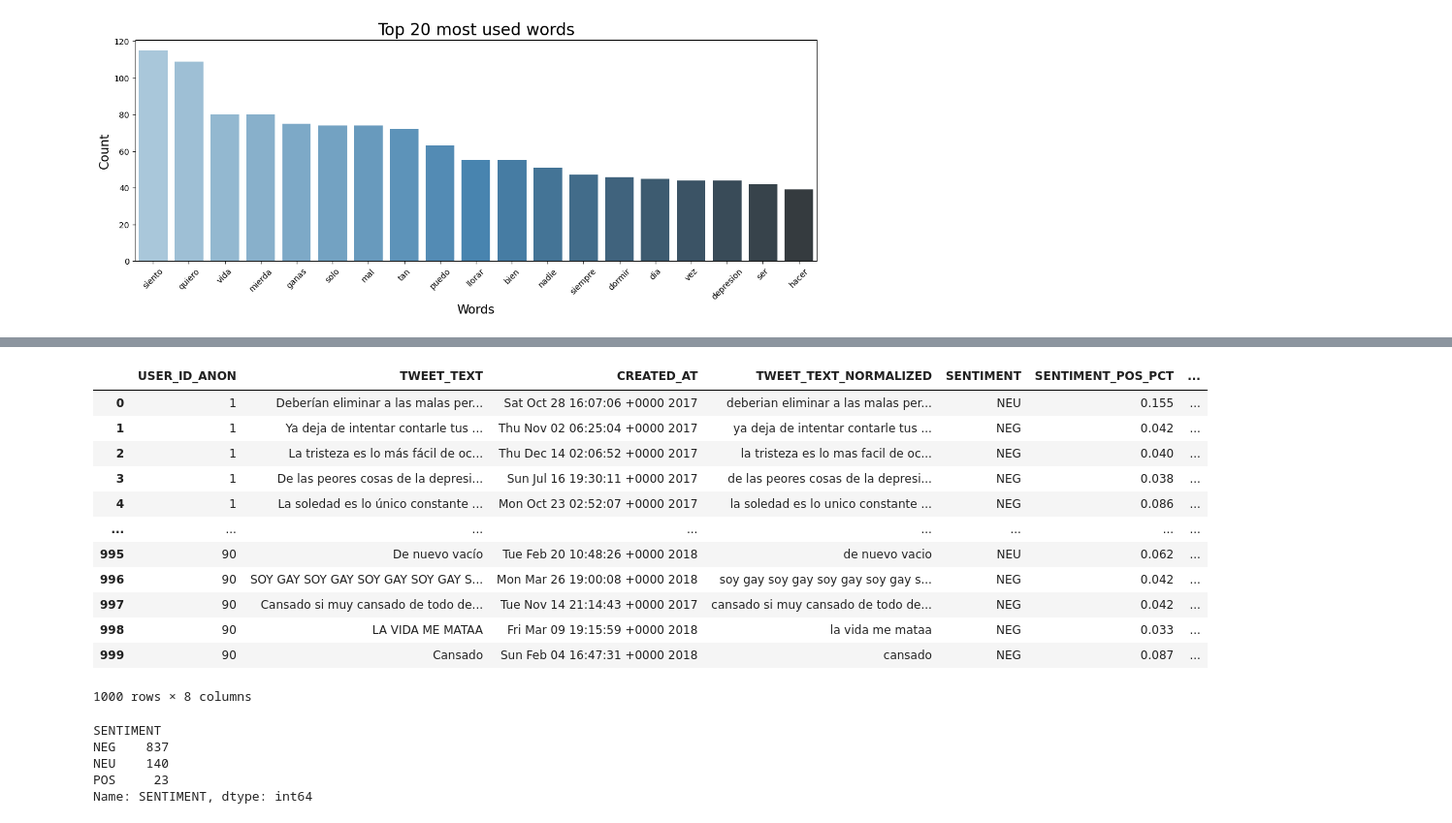
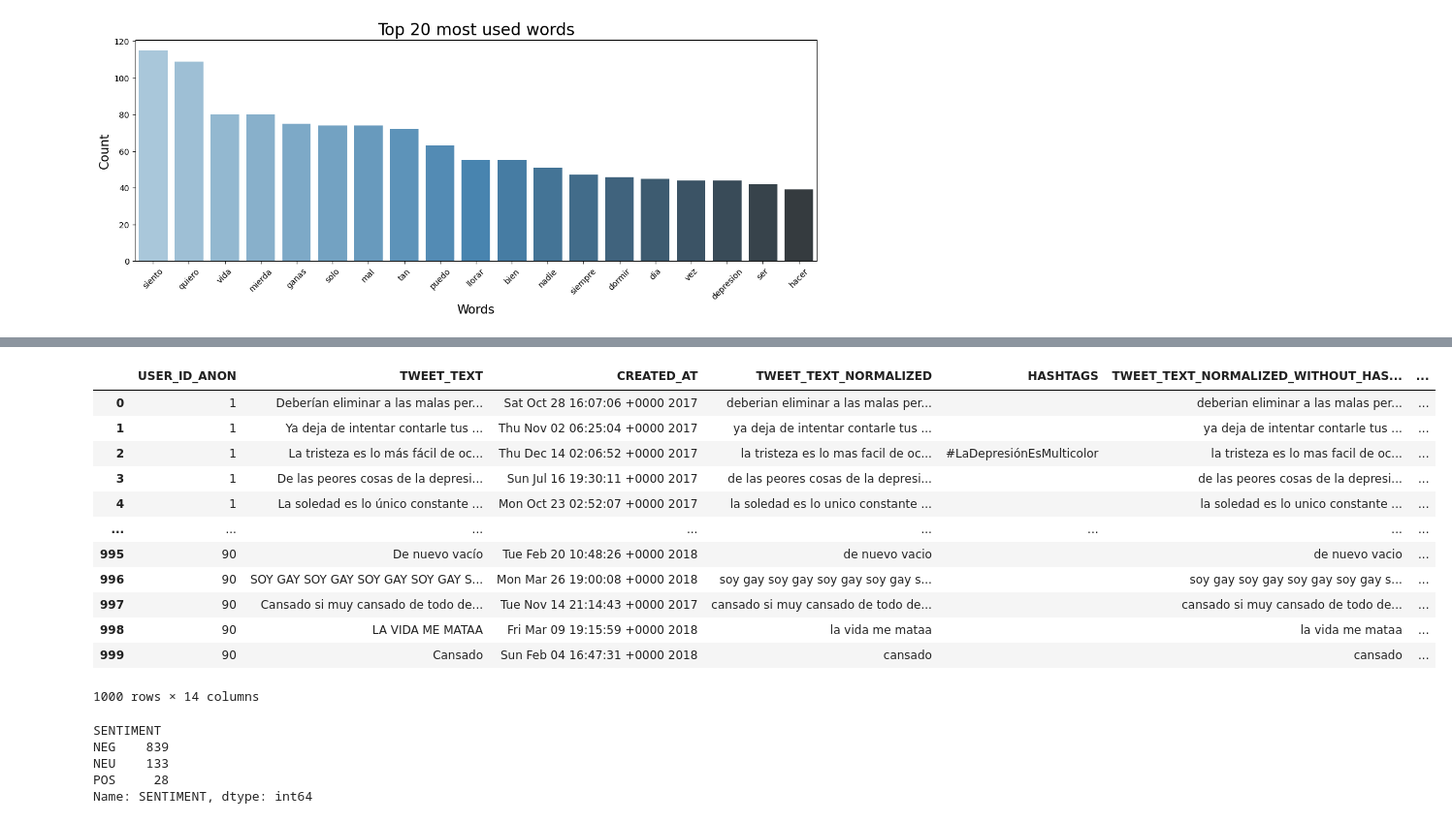
Before and after one commit to JuanS3/twitter-depression-analysis, a Jupyter notebook: dataset-exploration.ipynb, the cells around one changed output, grey strips where cells are left out. Shown at 97% size. Saved outputs shown, nothing was run; the diff lists cells and outputs as text; code cells hidden in the pictures.

```diff
--- a/dataset-exploration.ipynb
+++ b/dataset-exploration.ipynb
@@ -240,0 +252,3 @@ plt.close()
+# %%
+data['HASHTAGS'] = data['TWEET_TEXT'].apply(lambda x: re.findall(r'#\w+', x)).apply(lambda x: ' '.join(x))
+data
@@ -241,2 +271,11 @@ plt.close()
 # %%
 sentiment_analyzer = SentimentAnalyzer(lang="es")
+# %%
+data['TWEET_TEXT_NORMALIZED_WITHOUT_HASHTAGS'] = data['TWEET_TEXT_NORMALIZED'].apply(lambda x: re.sub(r'#\w+', '', x).strip())
+data['SENTIMENT_FULL_NORMALIZED'] = data['TWEET_TEXT_NORMALIZED_WITHOUT_HASHTAGS'].apply(lambda t: sentiment_analyzer.predict(t))
+data['SENTIMENT_NORMALIZED'] = data['SENTIMENT_FULL_NORMALIZED'].apply(lambda t: t.output)
+data['SENTIMENT_POS_PCT_NORMALIZED'] = data['SENTIMENT_FULL_NORMALIZED'].apply(lambda t: round(t.probas['POS'] * 100, 3))
+data['SENTIMENT_NEG_PCT_NORMALIZED'] = data['SENTIMENT_FULL_NORMALIZED'].apply(lambda t: round(t.probas['NEG'] * 100, 3))
+data['SENTIMENT_NEU_PCT_NORMALIZED'] = data['SENTIMENT_FULL_NORMALIZED'].apply(lambda t: round(t.probas['NEU'] * 100, 3))
+del data['SENTIMENT_FULL_NORMALIZED']
+data
@@ -243,32 +324,32 @@ sentiment_analyzer = SentimentAnalyzer(lang="es")
 # %%
-data['SENTIMENT_FULL'] = data['TWEET_TEXT_NORMALIZED'].apply(lambda t: sentiment_analyzer.predict(t))
+data['SENTIMENT_FULL'] = data['TWEET_TEXT'].apply(lambda t: sentiment_analyzer.predict(t))
 data['SENTIMENT'] = data['SENTIMENT_FULL'].apply(lambda t: t.output)
 data['SENTIMENT_POS_PCT'] = data['SENTIMENT_FULL'].apply(lambda t: round(t.probas['POS'] * 100, 3))
 data['SENTIMENT_NEG_PCT'] = data['SENTIMENT_FULL'].apply(lambda t: round(t.probas['NEG'] * 100, 3))
 data['SENTIMENT_NEU_PCT'] = data['SENTIMENT_FULL'].apply(lambda t: round(t.probas['NEU'] * 100, 3))
 del data['SENTIMENT_FULL']
 data
 # %% [output]
-|  | USER_ID_ANON | TWEET_TEXT | CREATED_AT | TWEET_TEXT_NORMALIZED | SENTIMENT | SENTIMENT_POS_PCT | ... |
-| 0 | 1 | Deberían eliminar a las malas per... | Sat Oct 28 16:07:06 +0000 2017 | deberian eliminar a las malas per... | NEU | 0.155 | ... |
-| 1 | 1 | Ya deja de intentar contarle tus ... | Thu Nov 02 06:25:04 +0000 2017 | ya deja de intentar contarle tus ... | NEG | 0.042 | ... |
-| 2 | 1 | La tristeza es lo más fácil de oc... | Thu Dec 14 02:06:52 +0000 2017 | la tristeza es lo mas facil de oc... | NEG | 0.040 | ... |
-| 3 | 1 | De las peores cosas de la depresi... | Sun Jul 16 19:30:11 +0000 2017 | de las peores cosas de la depresi... | NEG | 0.038 | ... |
-| 4 | 1 | La soledad es lo único constante ... | Mon Oct 23 02:52:07 +0000 2017 | la soledad es lo unico constante ... | NEG | 0.086 | ... |
+|  | USER_ID_ANON | TWEET_TEXT | CREATED_AT | TWEET_TEXT_NORMALIZED | HASHTAGS | TWEET_TEXT_NORMALIZED_WITHOUT_HAS... | ... |
+| 0 | 1 | Deberían eliminar a las malas per... | Sat Oct 28 16:07:06 +0000 2017 | deberian eliminar a las malas per... |  | deberian eliminar a las malas per... | ... |
+| 1 | 1 | Ya deja de intentar contarle tus ... | Thu Nov 02 06:25:04 +0000 2017 | ya deja de intentar contarle tus ... |  | ya deja de intentar contarle tus ... | ... |
+| 2 | 1 | La tristeza es lo más fácil de oc... | Thu Dec 14 02:06:52 +0000 2017 | la tristeza es lo mas facil de oc... | #LaDepresiónEsMulticolor | la tristeza es lo mas facil de oc... | ... |
+| 3 | 1 | De las peores cosas de la depresi... | Sun Jul 16 19:30:11 +0000 2017 | de las peores cosas de la depresi... |  | de las peores cosas de la depresi... | ... |
+| 4 | 1 | La soledad es lo único constante ... | Mon Oct 23 02:52:07 +0000 2017 | la soledad es lo unico constante ... |  | la soledad es lo unico constante ... | ... |
 | ... | ... | ... | ... | ... | ... | ... | ... |
-| 995 | 90 | De nuevo vacío | Tue Feb 20 10:48:26 +0000 2018 | de nuevo vacio | NEU | 0.062 | ... |
-| 996 | 90 | SOY GAY SOY GAY SOY GAY SOY GAY S... | Mon Mar 26 19:00:08 +0000 2018 | soy gay soy gay soy gay soy gay s... | NEG | 0.042 | ... |
-| 997 | 90 | Cansado si muy cansado de todo de... | Tue Nov 14 21:14:43 +0000 2017 | cansado si muy cansado de todo de... | NEG | 0.042 | ... |
-| 998 | 90 | LA VIDA ME MATAA | Fri Mar 09 19:15:59 +0000 2018 | la vida me mataa | NEG | 0.033 | ... |
-| 999 | 90 | Cansado | Sun Feb 04 16:47:31 +0000 2018 | cansado | NEG | 0.087 | ... |
+| 995 | 90 | De nuevo vacío | Tue Feb 20 10:48:26 +0000 2018 | de nuevo vacio |  | de nuevo vacio | ... |
+| 996 | 90 | SOY GAY SOY GAY SOY GAY SOY GAY S... | Mon Mar 26 19:00:08 +0000 2018 | soy gay soy gay soy gay soy gay s... |  | soy gay soy gay soy gay soy gay s... | ... |
+| 997 | 90 | Cansado si muy cansado de todo de... | Tue Nov 14 21:14:43 +0000 2017 | cansado si muy cansado de todo de... |  | cansado si muy cansado de todo de... | ... |
+| 998 | 90 | LA VIDA ME MATAA | Fri Mar 09 19:15:59 +0000 2018 | la vida me mataa |  | la vida me mataa | ... |
+| 999 | 90 | Cansado | Sun Feb 04 16:47:31 +0000 2018 | cansado |  | cansado | ... |
-1000 rows × 8 columns
+1000 rows × 14 columns
 # %%
 data.groupby(['SENTIMENT'])['SENTIMENT'].count()
 # %% [output]
 SENTIMENT
-NEG    837
-NEU    140
-POS     23
+NEG    839
+NEU    133
+POS     28
 Name: SENTIMENT, dtype: int64
 # %%
 data[data['SENTIMENT'] == 'POS']
```
Also changed, not shown: parts of 10 cells of this notebook.
